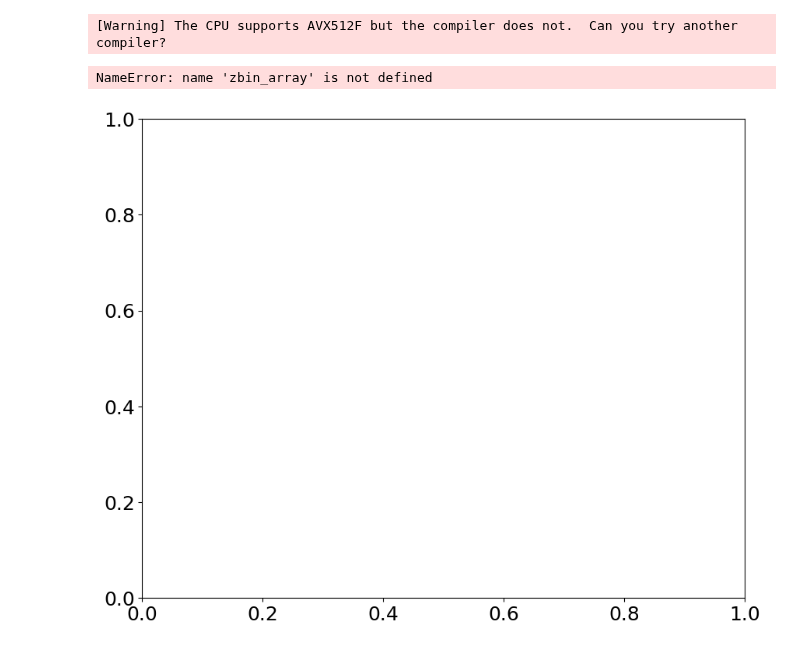
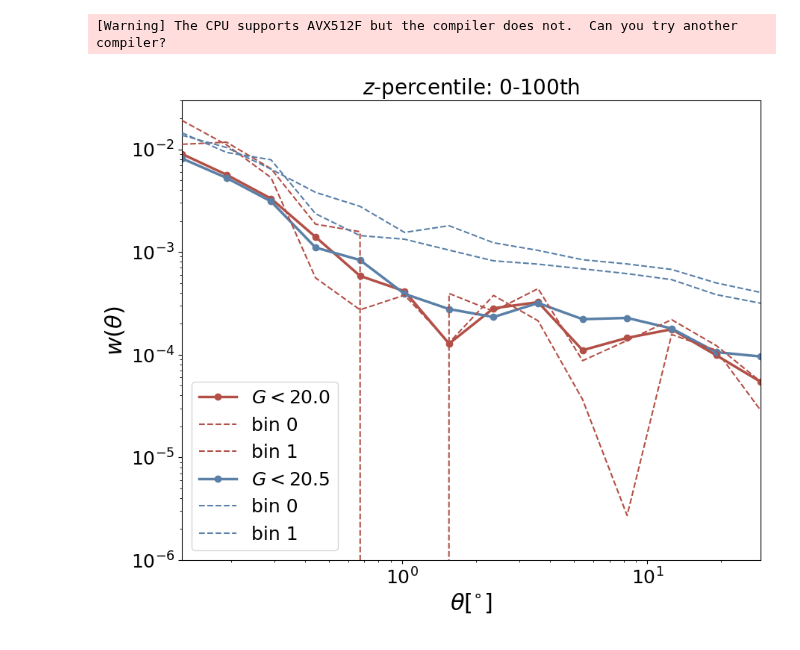
Before and after one commit to mshiferaw/quaia_bias, a Jupyter notebook: notebooks/2025-08-26_mocks.ipynb, the cells around one changed output. Drawn from its saved outputs; the diff is of its cells as text; code cells hidden in the pictures.

Commit message:
compute wtheta of mocks

```diff
--- a/notebooks/2025-08-26_mocks.ipynb
+++ b/notebooks/2025-08-26_mocks.ipynb
@@ -88,26 +88,30 @@ for G in [20.0, 20.5]:
 # %%
 # plot!
 fig = plt.figure(figsize = (10, 8))
 gs = gridspec.GridSpec(1, 1, wspace = 0)
 
 G_array = [20.0, 20.5]
 i=0
 ax1 = fig.add_subplot(gs[i])
 for i in range(len(G_array)):
-    for zbin in zbin_array:
-        ax1.plot(quaia.recenter(thetabins), wtheta_data[G], marker = 'o', label = '$G<{}$'.format(G_array[i]), linewidth = 2.5,
+    for zbin in [0]:
+        ax1.plot(quaia.recenter(thetabins), wtheta_data[G_array[i]][zbin], marker = 'o', label = '$G<{}$'.format(G_array[i]), linewidth = 2.5,
                  color = np.mean(cmaps[i], axis = 0))
+
+        for j in [0,1]:
+            fname = '../results/wtheta_G{:.1f}_zsplit2bin{}.npy'.format(G_array[i], zbin+j)
+            if os.path.isfile(fname):
+                ax1.plot(quaia.recenter(thetabins), np.load(fname), label = 'bin {}'.format(zbin+j), zorder = 3,
+                         color = np.mean(cmaps[i], axis = 0), linestyle = '--')
 ax1.set_title('$z$-percentile: 0-100th')
 ax1.set_xlabel(r'$\theta[^{\circ}]$') # projected
-if scale == 'log':
-    ax1.set_xscale('log')
+ax1.set_xscale('log')
 ax1.set_yscale('log')
 ax1.set_xlim(quaia.recenter(thetabins)[0], quaia.recenter(thetabins)[-1])
 ax1.set_ylim(1e-6, 3e-2)
 ax1.legend()
 ax1.set_ylabel(r"$w(\theta)$")
 
 plt.show()
 # %% [output]
-NameError: name 'zbin_array' is not defined
-[figure, old version]
+[figure, new version]
```
Also changed, not shown: parts of 1 cell of this notebook, 6 other files.
